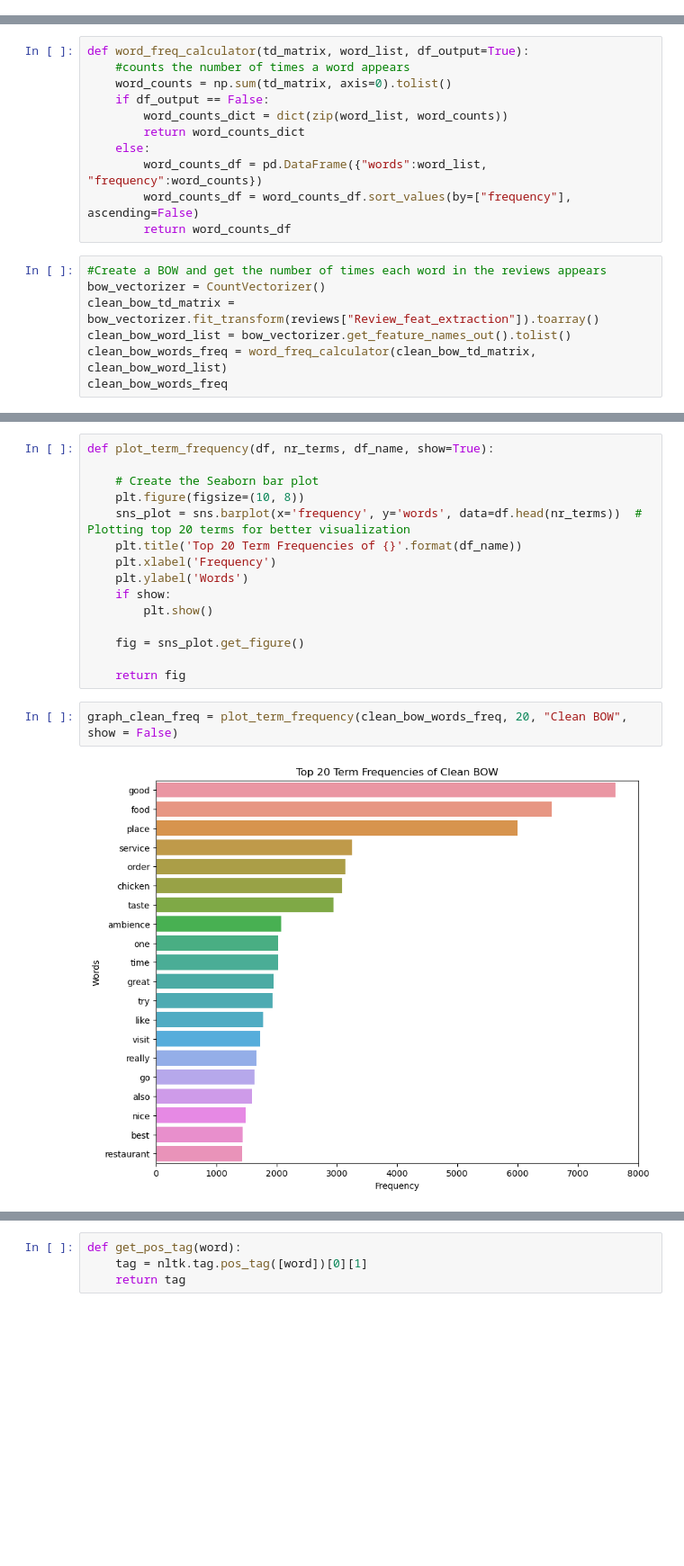
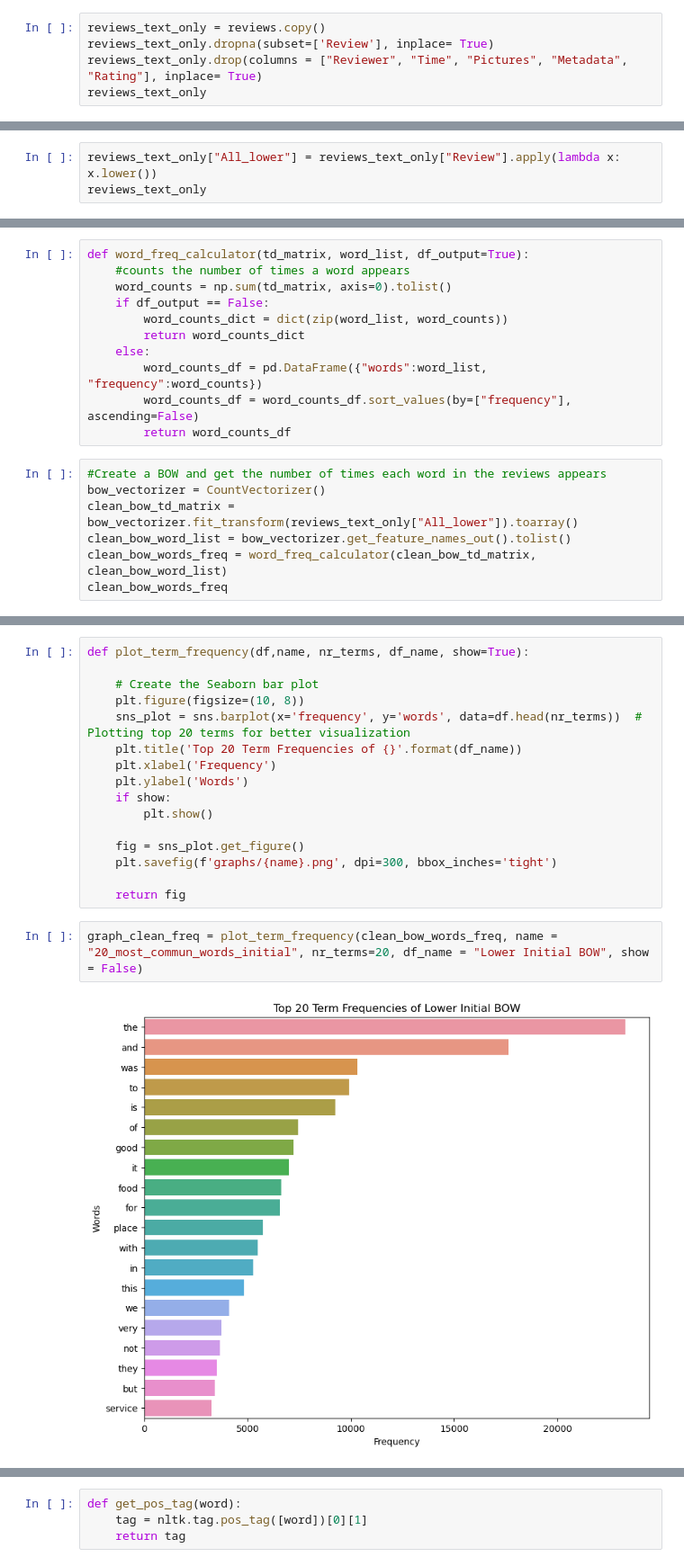
Before and after one commit to JoaoF7/Text_Mining_Project, a Jupyter notebook: TM2425_project_sow_Annex_B_Notebook_Template.ipynb, the cells around one changed output, grey strips where cells are left out. Shown at 90% size. Drawn from its saved outputs; the diff is of its cells as text; blank space fills up the shorter version.

```diff
--- a/TM2425_project_sow_Annex_B_Notebook_Template.ipynb
+++ b/TM2425_project_sow_Annex_B_Notebook_Template.ipynb
@@ -227,0 +275,5 @@ reviews["Review_feat_extraction"] = reviews["Review"].apply(lambda x: main_pipel
+# %%
+reviews_text_only = reviews.copy()
+reviews_text_only.dropna(subset=['Review'], inplace= True)
+reviews_text_only.drop(columns = ["Reviewer", "Time", "Pictures", "Metadata", "Rating"], inplace= True)
+reviews_text_only
@@ -227,0 +294,3 @@ reviews["Review_feat_extraction"] = reviews["Review"].apply(lambda x: main_pipel
+# %%
+reviews_text_only["All_lower"] = reviews_text_only["Review"].apply(lambda x: x.lower())
+reviews_text_only
@@ -250,7 +351,7 @@ def word_freq_calculator(td_matrix, word_list, df_output=True):
 # %%
 #Create a BOW and get the number of times each word in the reviews appears
 bow_vectorizer = CountVectorizer()
-clean_bow_td_matrix = bow_vectorizer.fit_transform(reviews["Review_feat_extraction"]).toarray()
+clean_bow_td_matrix = bow_vectorizer.fit_transform(reviews_text_only["All_lower"]).toarray()
 clean_bow_word_list = bow_vectorizer.get_feature_names_out().tolist()
 clean_bow_words_freq = word_freq_calculator(clean_bow_td_matrix, clean_bow_word_list)
 clean_bow_words_freq
@@ -273,5 +389,5 @@ reviews["Clean_BOW"] = clean_bow_td_matrix.tolist()
 # %%
-def plot_term_frequency(df, nr_terms, df_name, show=True):
+def plot_term_frequency(df,name, nr_terms, df_name, show=True):
 
     # Create the Seaborn bar plot
     plt.figure(figsize=(10, 8))
@@ -283,10 +399,11 @@ def plot_term_frequency(df, nr_terms, df_name, show=True):
         plt.show()
 
     fig = sns_plot.get_figure()
+    plt.savefig(f'graphs/{name}.png', dpi=300, bbox_inches='tight')
 
     return fig
 # %%
-graph_clean_freq = plot_term_frequency(clean_bow_words_freq, 20, "Clean BOW", show = False)
+graph_clean_freq = plot_term_frequency(clean_bow_words_freq, name = "20_most_commun_words_initial", nr_terms=20, df_name = "Lower Initial BOW", show = False)
 # %% [output]
-[figure, old version]
+[figure, new version]
 # %% [markdown]
```
Also changed, not shown: parts of 61 cells of this notebook, 12 other files.
